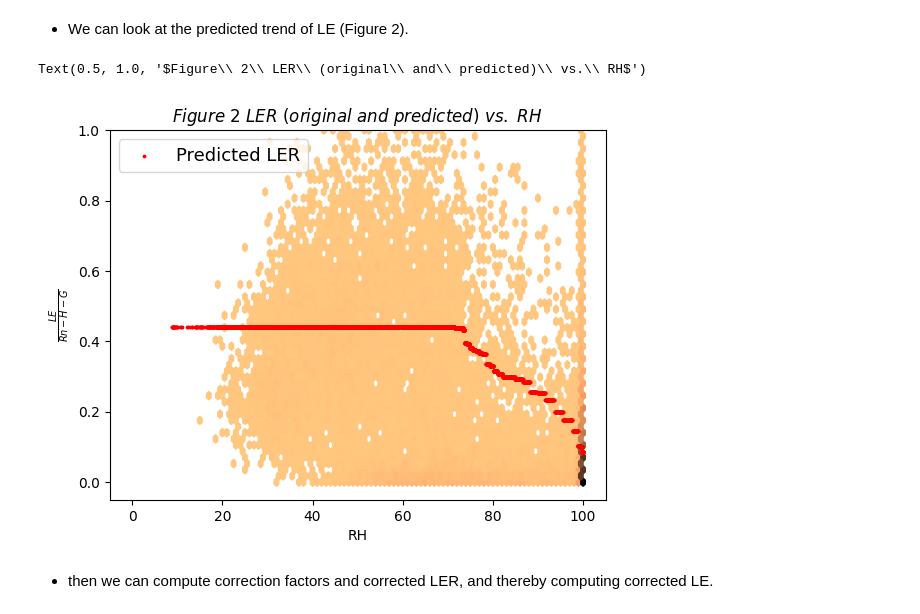
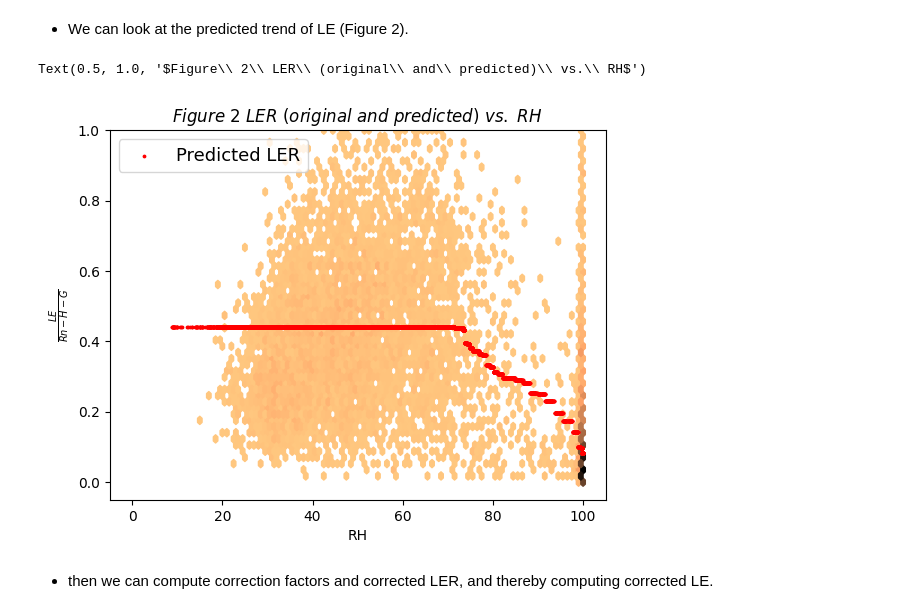
Before and after one commit to WJ714/HRHC_mpi_bgc, a Jupyter notebook: hrhc_tutorial_colab.ipynb, the cells around one changed output. Saved outputs shown, nothing was run; the diff lists cells and outputs as text; code cells hidden in the pictures.

```diff
--- a/hrhc_tutorial_colab.ipynb
+++ b/hrhc_tutorial_colab.ipynb
@@ -145,16 +168,16 @@ apply_hrhc.xgb_pred()
 - We can look at the predicted trend of LE (Figure 2).
 # %%
 plt.figure()
-plt.hexbin(ds['RH'], (ds['LE'] / (ds['NETRAD'] - ds['H'] - ds['G'])), extent = [0,100,0,2], cmap=plt.cm.copper_r, gridsize=100, mincnt=3)
+plt.hexbin(ds['RH'][QC_mask], (ds['LE'] / (ds['NETRAD'] - ds['H'] - ds['G']))[QC_mask], extent = [0,100,0,2], cmap=plt.cm.copper_r, gridsize=100, mincnt=3)
 plt.scatter(ds.RH, ds.LER_pred, c='r', s=3, label='Predicted LER')
 plt.ylim(-0.05,1)
 plt.xlabel('RH')
 plt.ylabel(r'$\frac{LE}{Rn-H-G}$')
 plt.legend(fontsize=13, loc='upper left')
 plt.title(r'$Figure\ 2\ LER\ (original\ and\ predicted)\ vs.\ RH$')
 # %% [output]
 Text(0.5, 1.0, '$Figure\\ 2\\ LER\\ (original\\ and\\ predicted)\\ vs.\\ RH$')
-[figure, old version]
+[figure, new version]
 # %% [markdown]
 - then we can compute correction factors and corrected LER, and thereby computing corrected LE.
 # %%
```
Also changed, not shown: parts of 5 cells of this notebook.
